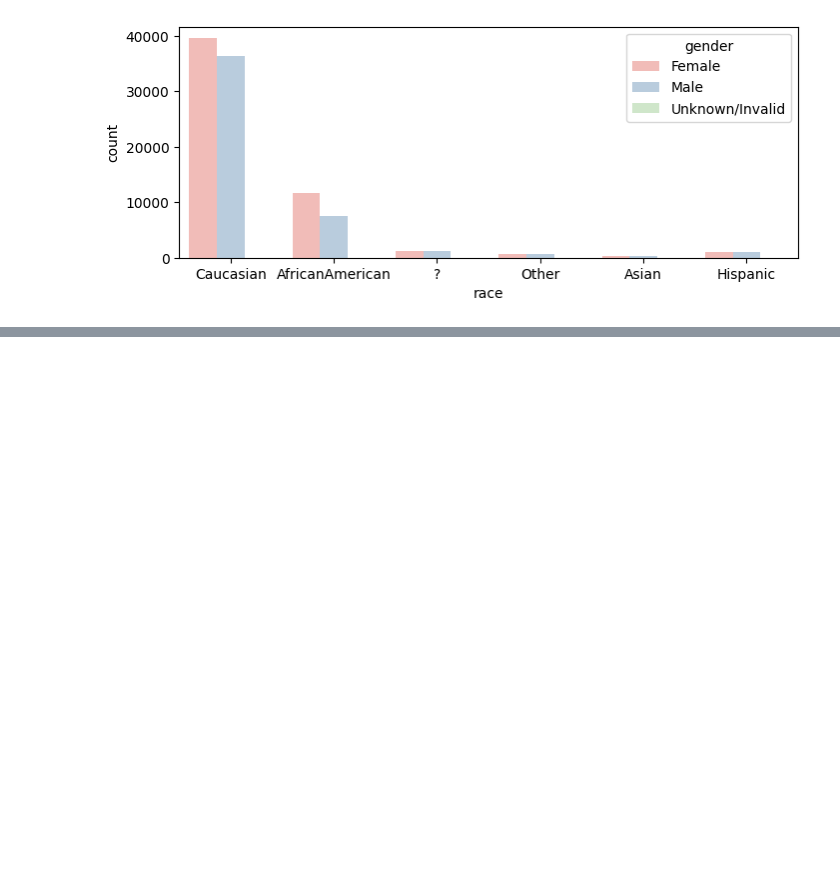
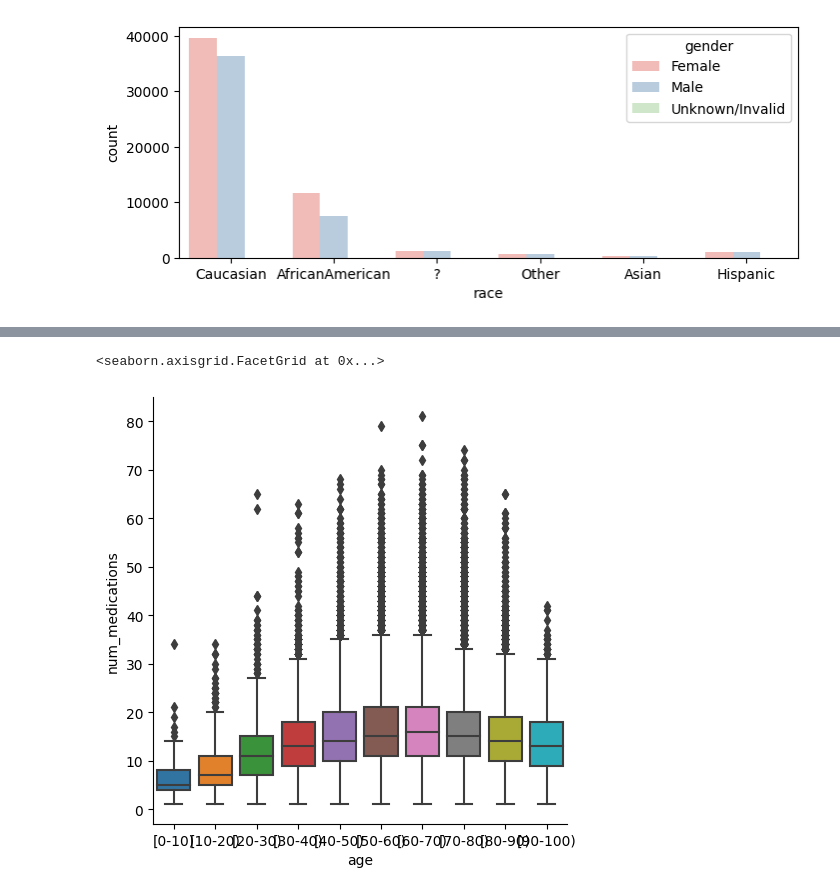
Before and after one commit to bricabrac23/Data-Visualizations-with-Python, a Jupyter notebook: Data Visualizations with Python.ipynb, the cells around one changed output, grey strips where cells are left out. Cells and saved outputs as stored; diff of their text form; code cells hidden in the pictures; blank space fills up the shorter version.

```diff
--- a/Data Visualizations with Python.ipynb
+++ b/Data Visualizations with Python.ipynb
@@ -55,0 +70,6 @@ sb.countplot(x='race',hue='gender',data=diabetic_data,
+# %%
+#I wanted to do the same visualization just with a box plot instead.
+sb.catplot(x = 'age',y = 'num_medications', data = diabetic_data, kind='box')
+# %% [output]
+<seaborn.axisgrid.FacetGrid at 0x...>
+[figure, added]
```
Also changed, not shown: parts of 9 cells of this notebook.
